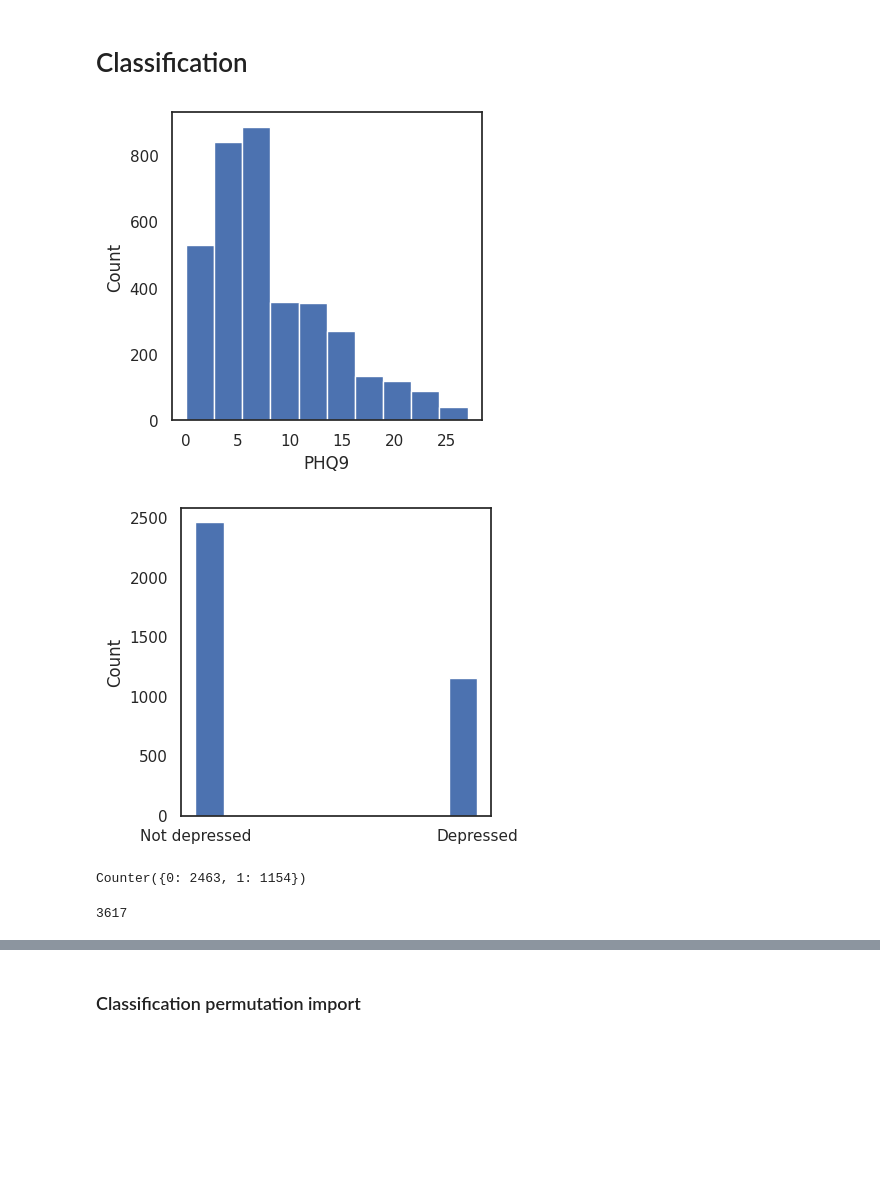
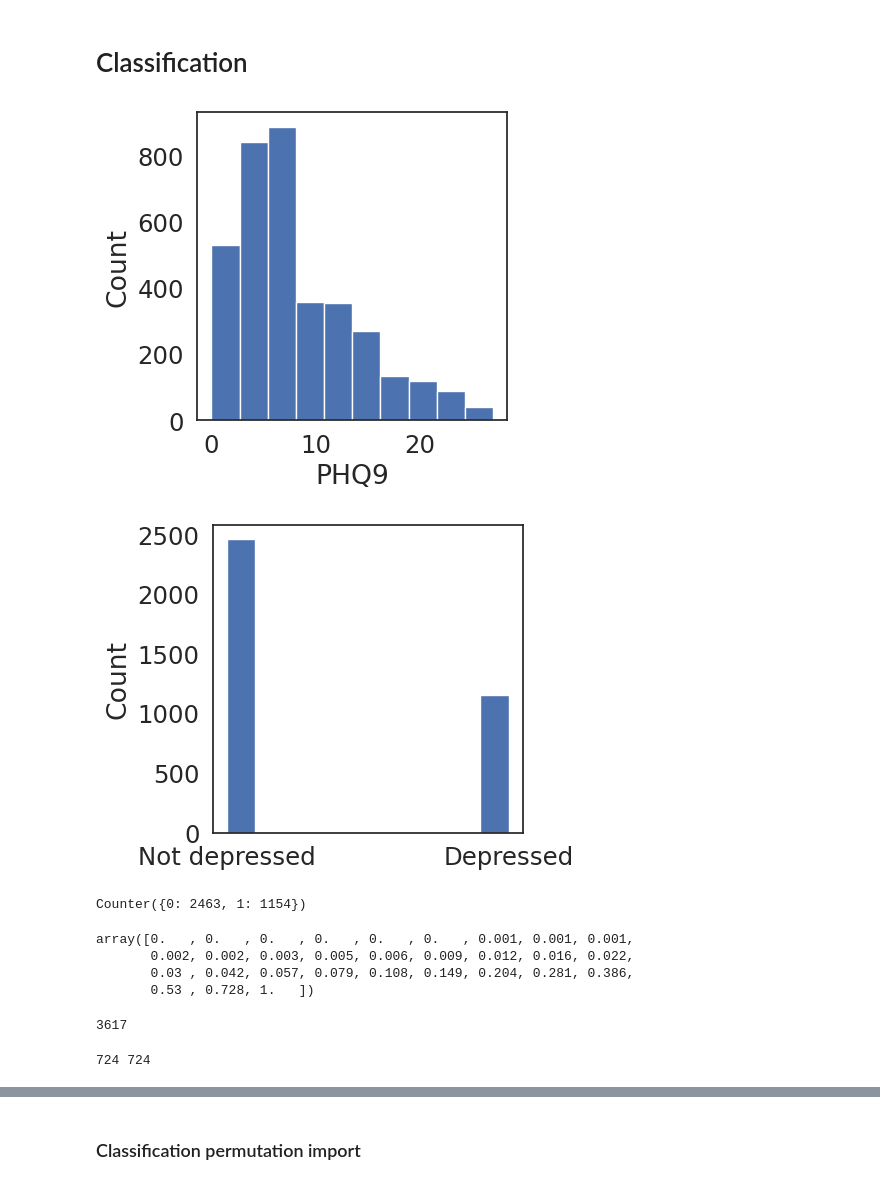
Before and after one commit to danielmlow/tutorials, a Jupyter notebook: machine_learning/regression_and_classification.ipynb, the cells around one changed output, grey strips where cells are left out. Cells and saved outputs as stored; diff of their text form; code cells hidden in the pictures; blank space fills up the shorter version.

```diff
--- a/machine_learning/regression_and_classification.ipynb
+++ b/machine_learning/regression_and_classification.ipynb
@@ -53,7 +55,7 @@ pd.set_option('display.max_columns', None)
 
 
 # figure size in inches
-rcParams['figure.figsize'] = 10,10
+rcParams['figure.figsize'] = 5,5
 # %% [markdown]
 # Load data and set input/output paths
 # %%
@@ -304,0 +456,34 @@ We're going to fit LASSO models and optimize the alpha or L1 parameter (regulari
+# %%
+from sklearn.model_selection import KFold
+splits = 5
+kf = KFold(n_splits=splits, random_state=42, shuffle=True) # shuffle could be good if the data is ordered in same way (by ID, date) which could introduce bias.
+
+scaler = StandardScaler()
+
+
+
+
+y = np.array(y)                     # so I can index
+results_mae = {}
+results_r2 = {}
+for i, (train_index, test_index) in enumerate(kf.split(X)):
+    X_train, y_train = X[train_index], y[train_index]
+    X_test, y_test = X[test_index], y[test_index]
+
+    model = Lasso()                # initializes model
+
+    X_train_scaled = scaler.fit_transform(X_train)
+    X_test_scaled = scaler.transform(X_test)
+    model.fit(X_train_scaled,y_train)                             # fit model
+
+    y_pred = model.predict(X_test_scaled)
+    rmse = metrics.mean_squared_error(y_test, y_pred, squared=False )
+    mae = metrics.mean_absolute_error(y_test, y_pred)
+    r2 = metrics.r2_score(y_test, y_pred)
+    round_to = 2
+    results_dict = {
+        f'MAE_{i}':np.round(mae,round_to ),
+        f'R^2_{i}':np.round(r2,round_to ),
+        }
+    results_mae[f'MAE_{i}']=mae
+    results_r2[f'R^2_{i}']=r2
@@ -445,33 +628,40 @@ from collections import Counter
 from sklearn.metrics import confusion_matrix
 from sklearn.metrics import ConfusionMatrixDisplay
 # %%
-y_depression
 # plt.figure(figsize=(4,4))
-plt.hist(y_depression)
+plt.hist(y)
 plt.xlabel('PHQ9')
 plt.ylabel('Count')
 plt.show()
 # %% [output]
-[figure, old version]
+[figure, new version]
 # %%
 y_depression_binary = []
-for i in y_depression:
+for i in y:
   if i >= 10:
     y_depression_binary.append(1)
   else:
     y_depression_binary.append(0)
 
 y_depression_binary = np.array(y_depression_binary)
 plt.hist(y_depression_binary)
 plt.xticks(ticks = [0,1], labels = ['Not depressed', 'Depressed'])
 plt.ylabel('Count')
 plt.show()
 # %% [output]
-[figure, old version]
+[figure, new version]
 # %%
 Counter(y_depression_binary)
 # %% [output]
 Counter({0: 2463, 1: 1154})
+# %%
+
+np.round(alphas,3)
+# %% [output]
+array([0.   , 0.   , 0.   , 0.   , 0.   , 0.   , 0.001, 0.001, 0.001,
+       0.002, 0.002, 0.003, 0.005, 0.006, 0.009, 0.012, 0.016, 0.022,
+       0.03 , 0.042, 0.057, 0.079, 0.108, 0.149, 0.204, 0.281, 0.386,
+       0.53 , 0.728, 1.   ])
 # %%
 params_grid = [
               {
@@ -495,4 +685,9 @@ len(X_depression)
 # %% [output]
 3617
+# %%
+
+print(len(y_pred), len(y_test))
+# %% [output]
+724 724
 # %%
 %%time
```
Also changed, not shown: parts of 30 cells of this notebook.
